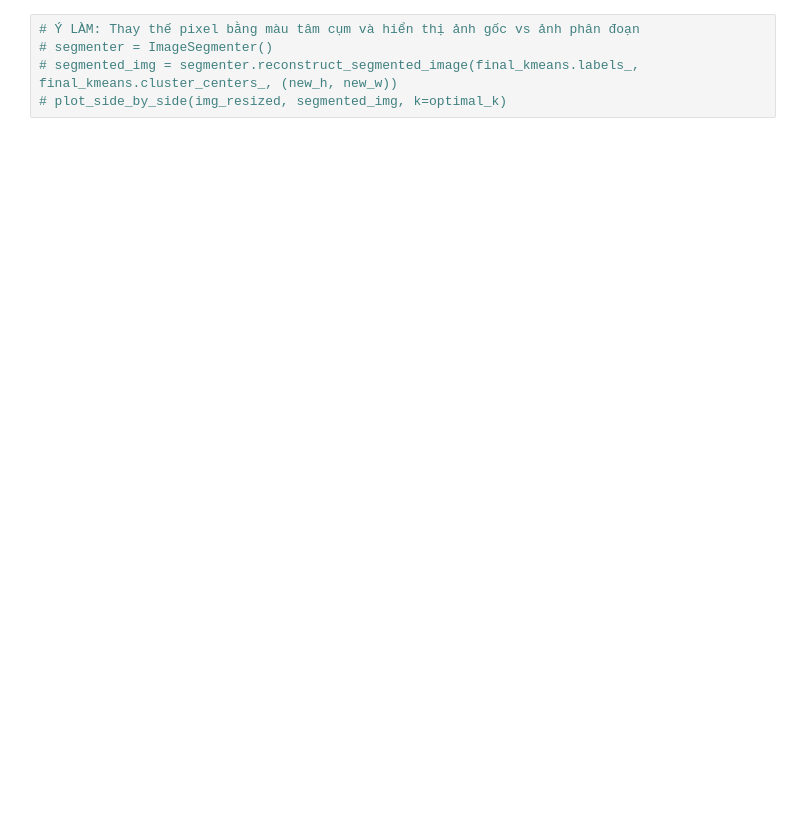
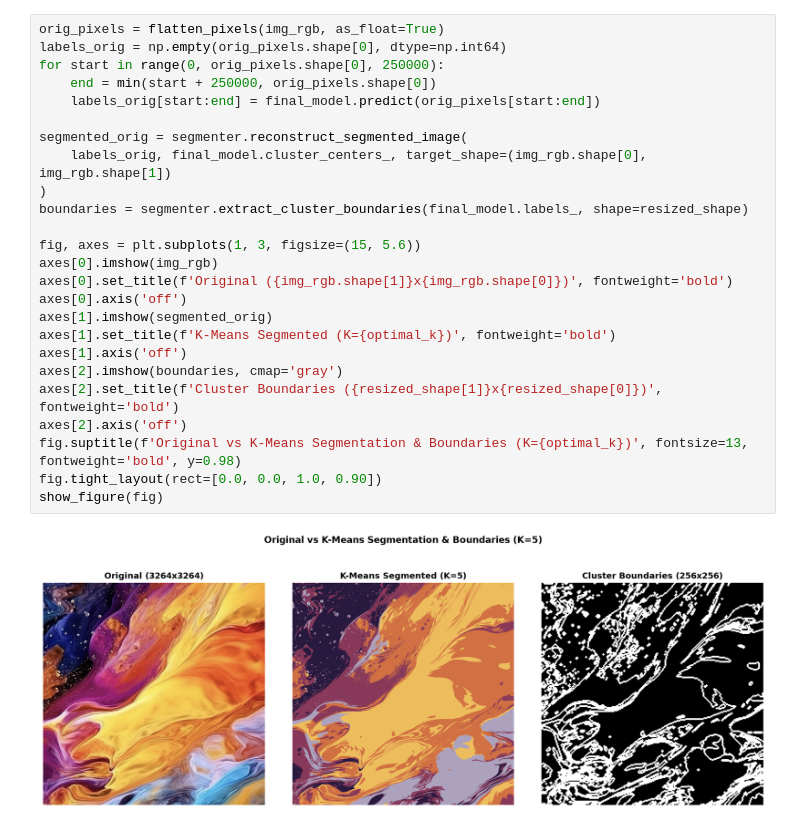
Before and after one commit to iamtien77/Lab_3.2_ADDITIONAL_K-MEANS_IMAGE_SEGMENTATION, a Jupyter notebook: notebooks/03_elbow_and_sklearn_segmentation.ipynb, the cells around one changed output. Cells and saved outputs as stored; diff of their text form; blank space fills up the shorter version.

```diff
--- a/notebooks/03_elbow_and_sklearn_segmentation.ipynb
+++ b/notebooks/03_elbow_and_sklearn_segmentation.ipynb
@@ -31,5 +96,27 @@ from src.evaluation.visualization import plot_elbow_curve, plot_side_by_side
-# %%
-# Ý LÀM: Thay thế pixel bằng màu tâm cụm và hiển thị ảnh gốc vs ảnh phân đoạn
-# segmenter = ImageSegmenter()
-# segmented_img = segmenter.reconstruct_segmented_image(final_kmeans.labels_, final_kmeans.cluster_centers_, (new_h, new_w))
-# plot_side_by_side(img_resized, segmented_img, k=optimal_k)
+# %%
+orig_pixels = flatten_pixels(img_rgb, as_float=True)
+labels_orig = np.empty(orig_pixels.shape[0], dtype=np.int64)
+for start in range(0, orig_pixels.shape[0], 250000):
+    end = min(start + 250000, orig_pixels.shape[0])
+    labels_orig[start:end] = final_model.predict(orig_pixels[start:end])
+
+segmented_orig = segmenter.reconstruct_segmented_image(
+    labels_orig, final_model.cluster_centers_, target_shape=(img_rgb.shape[0], img_rgb.shape[1])
+)
+boundaries = segmenter.extract_cluster_boundaries(final_model.labels_, shape=resized_shape)
+
+fig, axes = plt.subplots(1, 3, figsize=(15, 5.6))
+axes[0].imshow(img_rgb)
+axes[0].set_title(f'Original ({img_rgb.shape[1]}x{img_rgb.shape[0]})', fontweight='bold')
+axes[0].axis('off')
+axes[1].imshow(segmented_orig)
+axes[1].set_title(f'K-Means Segmented (K={optimal_k})', fontweight='bold')
+axes[1].axis('off')
+axes[2].imshow(boundaries, cmap='gray')
+axes[2].set_title(f'Cluster Boundaries ({resized_shape[1]}x{resized_shape[0]})', fontweight='bold')
+axes[2].axis('off')
+fig.suptitle(f'Original vs K-Means Segmentation & Boundaries (K={optimal_k})', fontsize=13, fontweight='bold', y=0.98)
+fig.tight_layout(rect=[0.0, 0.0, 1.0, 0.90])
+show_figure(fig)
+# %% [output]
+[figure, added]
```
Also changed, not shown: parts of 14 cells of this notebook, 4 other files.
